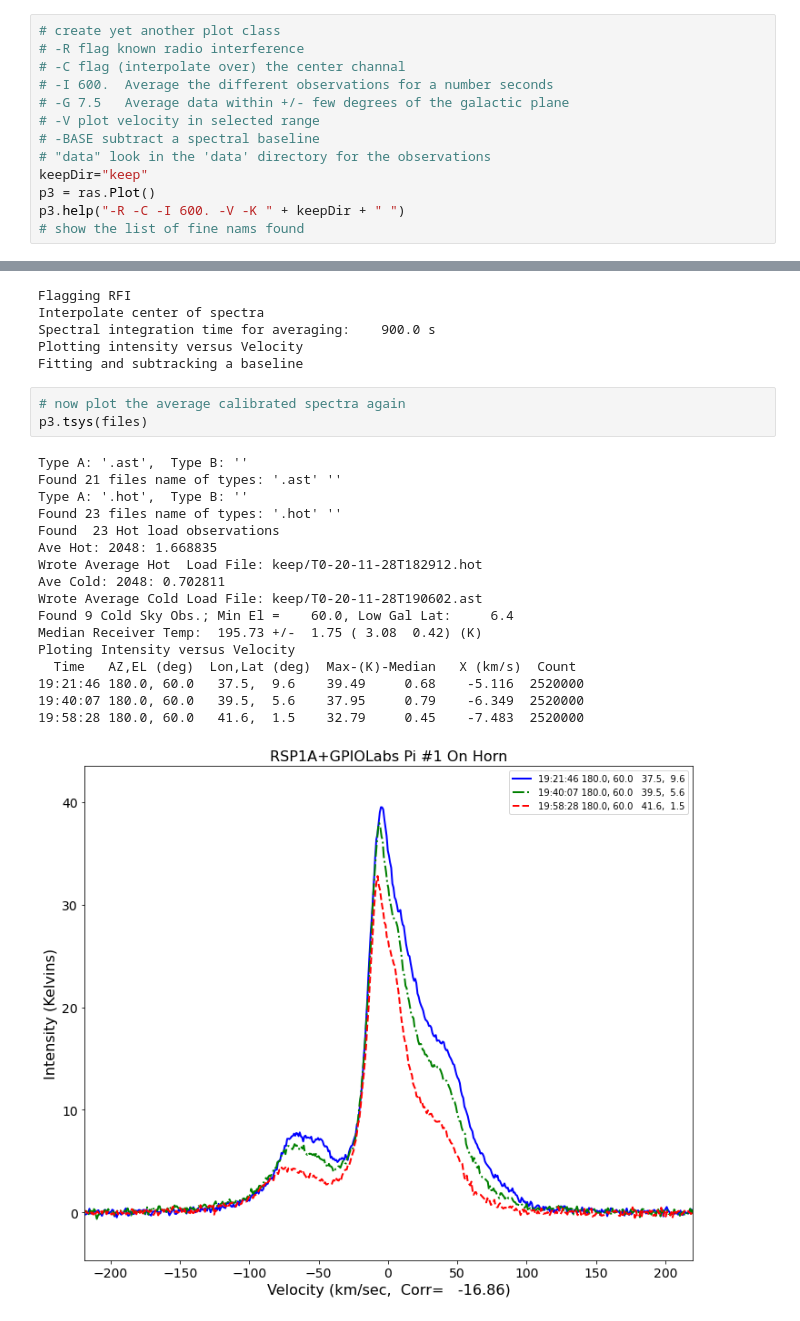
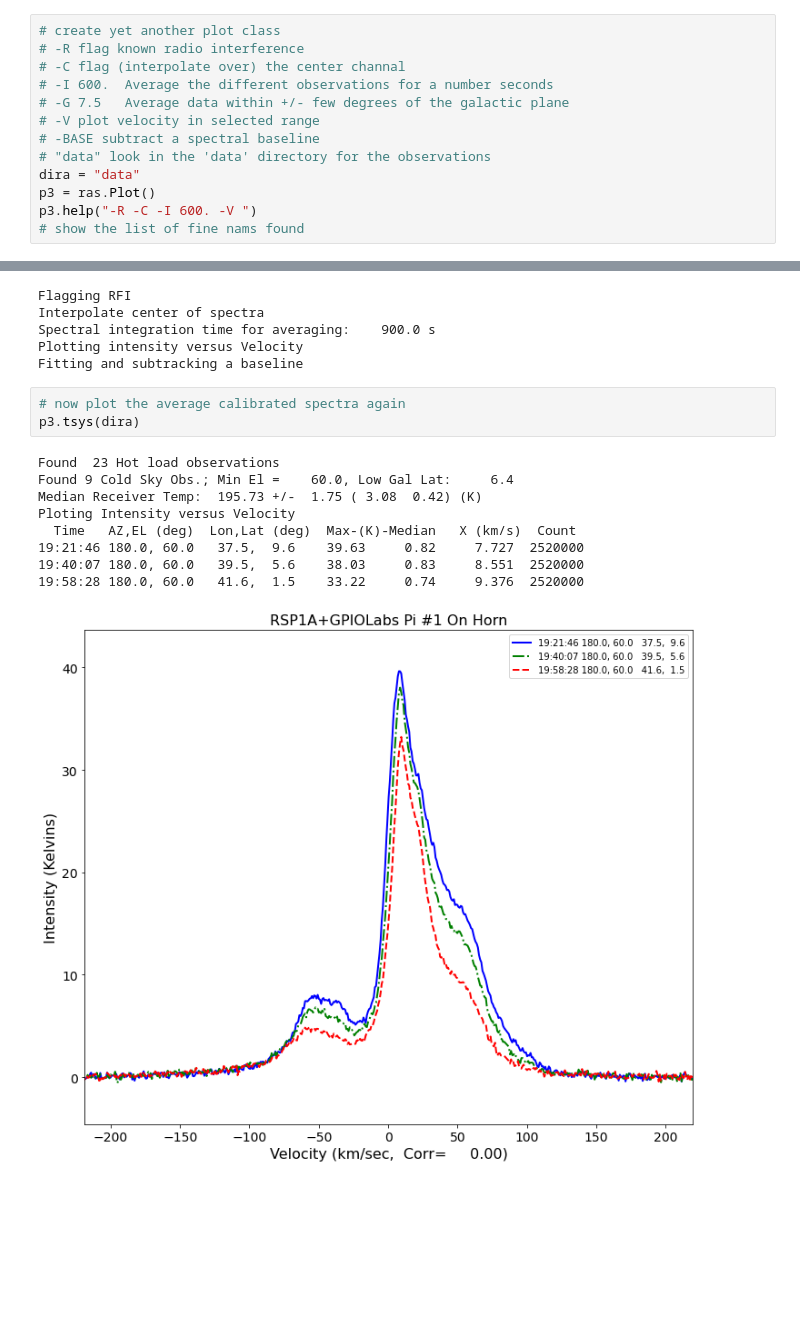
Before and after one commit to glangsto/jupyter, a Jupyter notebook: MilkyWayPlottingColab.ipynb, the cells around one changed output, grey strips where cells are left out. Drawn from its saved outputs; the diff is of its cells as text; blank space fills up the shorter version.

```diff
--- a/MilkyWayPlottingColab.ipynb
+++ b/MilkyWayPlottingColab.ipynb
@@ -144,9 +206,9 @@ In the mean time, we'll look at calibration of older data, provided
 # -V plot velocity in selected range
 # -BASE subtract a spectral baseline
 # "data" look in the 'data' directory for the observations
-keepDir="keep"
+dira = "data"
 p3 = ras.Plot()
-p3.help("-R -C -I 600. -V -K " + keepDir + " ")
+p3.help("-R -C -I 600. -V ")
 # show the list of fine nams found
 # %% [output]
 Flagging RFI
@@ -191,22 +248,14 @@ Plotting intensity versus Velocity
 Fitting and subtracking a baseline
 # %%
 # now plot the average calibrated spectra again
-p3.tsys(files)
+p3.tsys(dira)
 # %% [output]
-Type A: '.ast',  Type B: ''
-Found 21 files name of types: '.ast' ''
-Type A: '.hot',  Type B: ''
-Found 23 files name of types: '.hot' ''
 Found  23 Hot load observations
-Ave Hot: 2048: 1.668835
-Wrote Average Hot  Load File: keep/T0-20-11-28T182912.hot
-Ave Cold: 2048: 0.702811
-Wrote Average Cold Load File: keep/T0-20-11-28T190602.ast
 Found 9 Cold Sky Obs.; Min El =    60.0, Low Gal Lat:     6.4
 Median Receiver Temp:  195.73 +/-  1.75 ( 3.08  0.42) (K)
 Ploting Intensity versus Velocity
   Time   AZ,EL (deg)  Lon,Lat (deg)  Max-(K)-Median   X (km/s)  Count
-19:21:46 180.0, 60.0   37.5,  9.6    39.49     0.68    -5.116  2520000
-19:40:07 180.0, 60.0   39.5,  5.6    37.95     0.79    -6.349  2520000
-19:58:28 180.0, 60.0   41.6,  1.5    32.79     0.45    -7.483  2520000
+19:21:46 180.0, 60.0   37.5,  9.6    39.63     0.82     7.727  2520000
+19:40:07 180.0, 60.0   39.5,  5.6    38.03     0.83     8.551  2520000
+19:58:28 180.0, 60.0   41.6,  1.5    33.22     0.74     9.376  2520000
-[figure, old version]
+[figure, new version]
```
Also changed, not shown: parts of 26 cells of this notebook.
